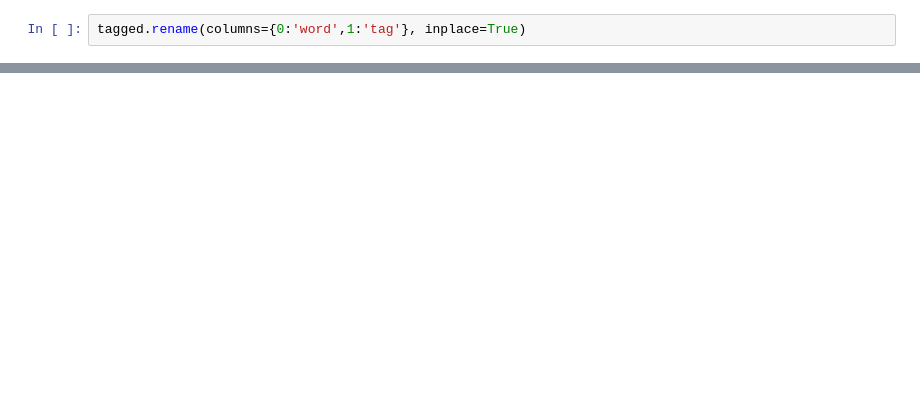
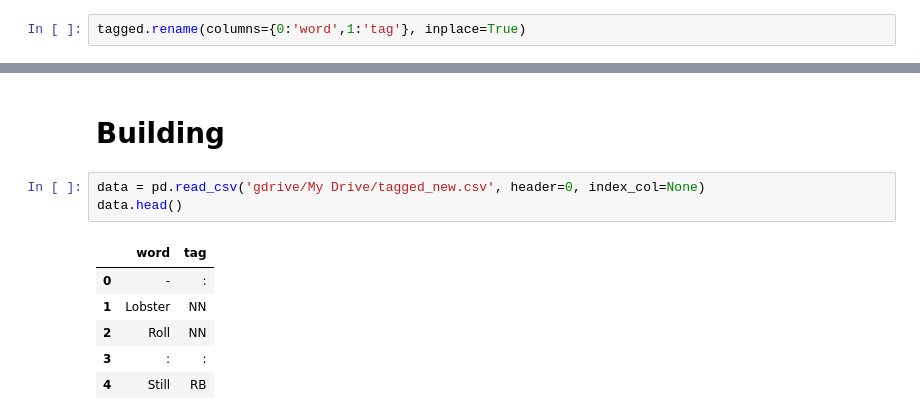
Before and after one commit to VibhuKrovvidi/BT4222Project, a Jupyter notebook: Tagging Data.ipynb, the cells around one changed output, grey strips where cells are left out. Saved outputs shown, nothing was run; the diff lists cells and outputs as text; blank space fills up the shorter version.

```diff
--- a/Tagging Data.ipynb
+++ b/Tagging Data.ipynb
@@ -160,3 +157,15 @@ files.download('tagged.csv')
 # %% [output]
 [interactive output not drawn]
 [interactive output not drawn]
+# %% [markdown]
+# Building
+# %%
+data = pd.read_csv('gdrive/My Drive/tagged_new.csv', header=0, index_col=None)
+data.head()
+# %% [output]
+|  | word | tag |
+| 0 | - | : |
+| 1 | Lobster | NN |
+| 2 | Roll | NN |
+| 3 | : | : |
+| 4 | Still | RB |
```
Also changed, not shown: parts of 29 cells of this notebook, 2 other files.
